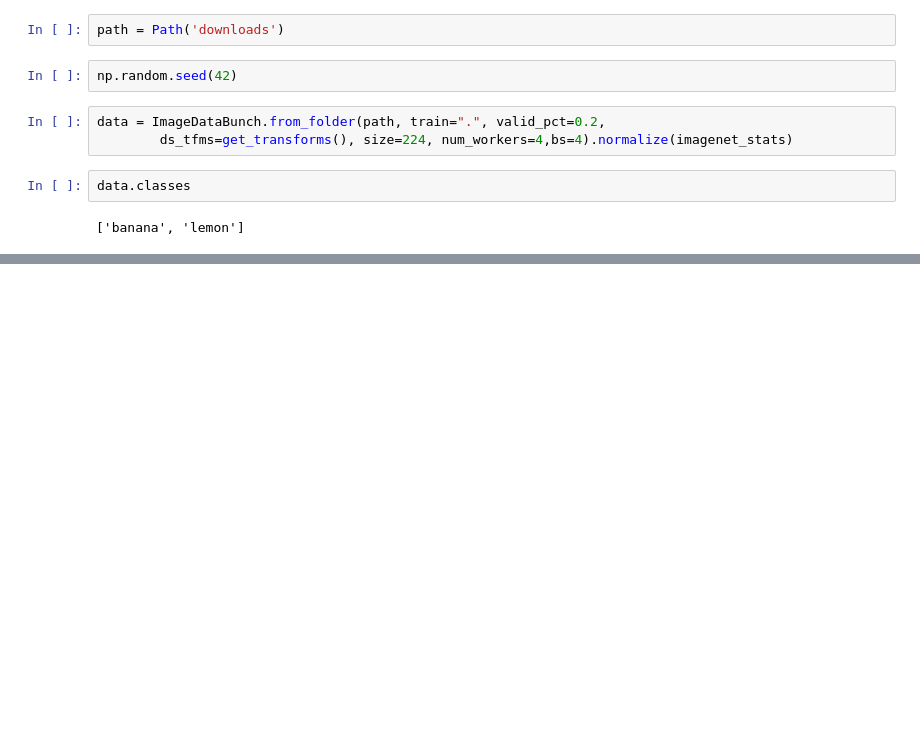
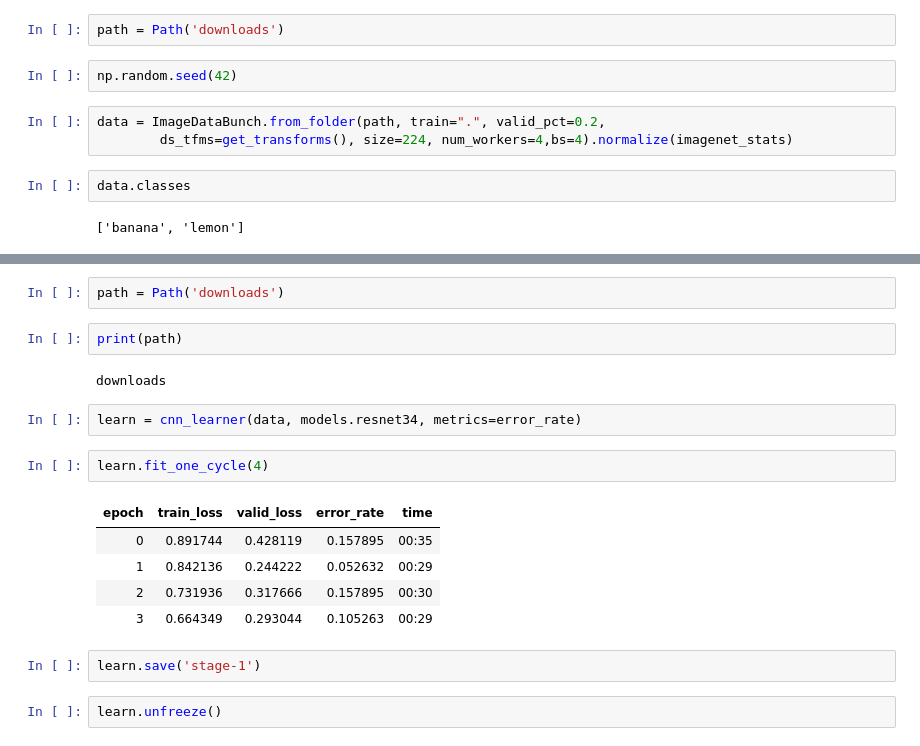
Before and after one commit to murraykkkeed06/online_get_model, a Jupyter notebook: train.ipynb, the cells around one changed output, grey strips where cells are left out. Drawn from its saved outputs; the diff is of its cells as text; blank space fills up the shorter version.

```diff
--- a/train.ipynb
+++ b/train.ipynb
@@ -23,0 +25,20 @@ data.classes, data.c, len(data.train_ds), len(data.valid_ds)
+# %%
+path = Path('downloads')
+# %%
+print(path)
+# %% [output]
+downloads
+# %%
+learn = cnn_learner(data, models.resnet34, metrics=error_rate)
+# %%
+learn.fit_one_cycle(4)
+# %% [output]
+| epoch | train_loss | valid_loss | error_rate | time |
+| 0 | 0.891744 | 0.428119 | 0.157895 | 00:35 |
+| 1 | 0.842136 | 0.244222 | 0.052632 | 00:29 |
+| 2 | 0.731936 | 0.317666 | 0.157895 | 00:30 |
+| 3 | 0.664349 | 0.293044 | 0.105263 | 00:29 |
+# %%
+learn.save('stage-1')
+# %%
+learn.unfreeze()
```
Also changed, not shown: parts of 9 cells of this notebook, 4 other files.
